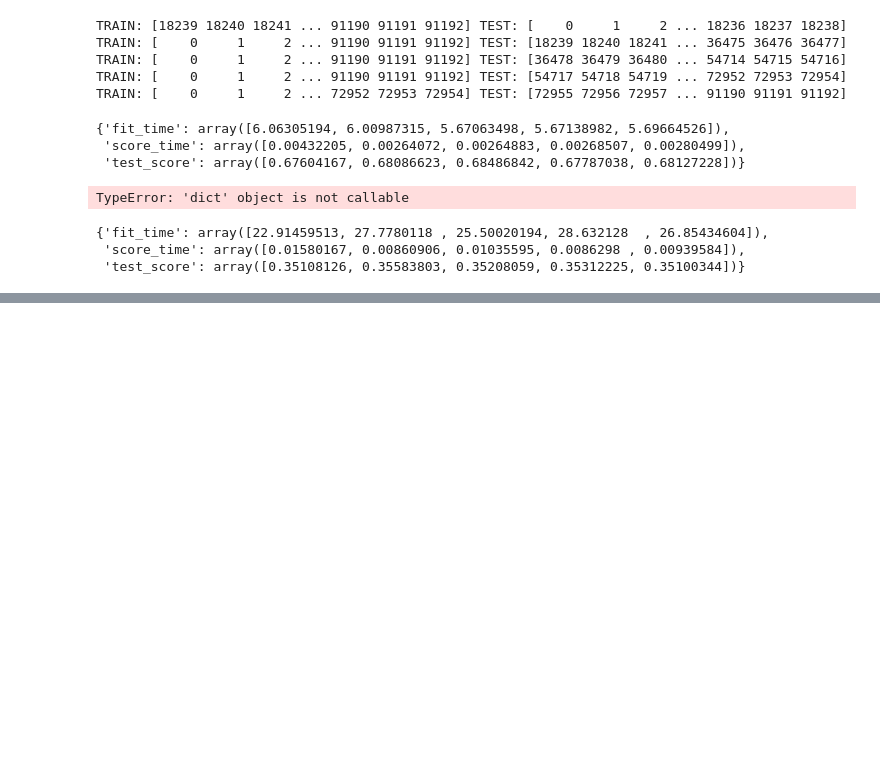
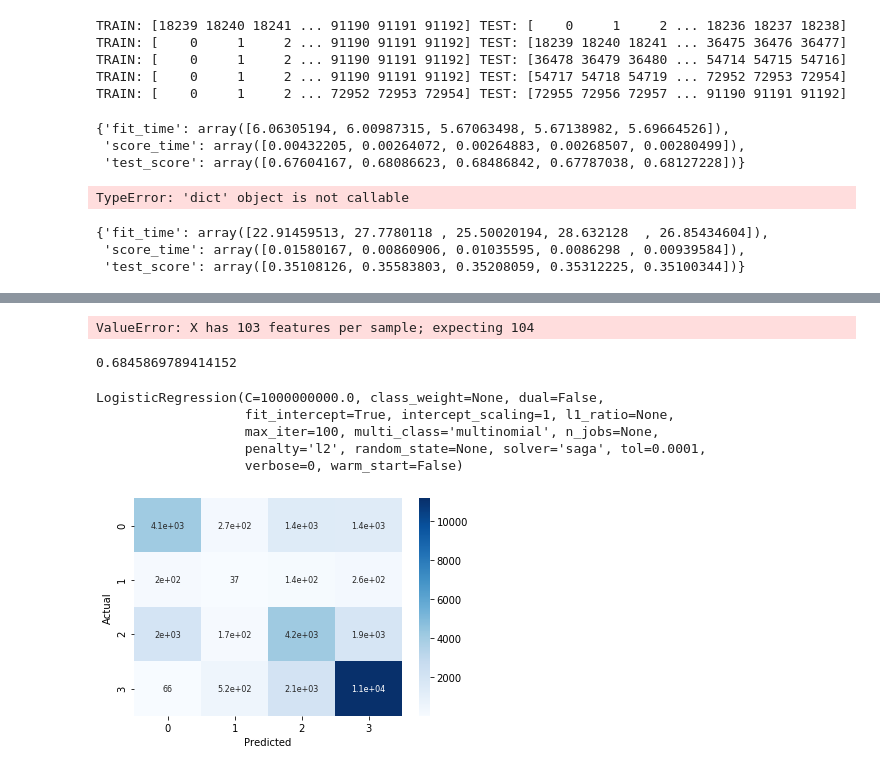
Before and after one commit to StevenDye/NC-Predicting-Political-Party-Changes, a Jupyter notebook: Master_Notebook_Irv.ipynb, the cells around one changed output, grey strips where cells are left out. Drawn from its saved outputs; the diff is of its cells as text; code cells hidden in the pictures; blank space fills up the shorter version.

Commit message:
r2 of 70, confusion matrix looks better

```diff
--- a/Master_Notebook_Irv.ipynb
+++ b/Master_Notebook_Irv.ipynb
@@ -700,0 +767,12 @@ cv_results_SMOTE
+# %%
+X, y = df[['county_id', 'party_from']], df.party_to
+
+ncencoder = OneHotEncoder()
+nclabels = preprocessing.LabelEncoder()
+X = ncencoder.fit_transform(X)
+# y = ncencoder.fit_transform(y.values.reshape(-1,1))
+nclabels.fit(y)
+y = nclabels.transform(y)
+
+# print(X.shape,y.shape)
+y
@@ -700,0 +781,9 @@ cv_results_SMOTE
+# %%
+X_train, X_test, y_train, y_test = train_test_split(X, y, random_state=5627)
+
+# kf = KFold(n_splits=5, random_state=5627, shuffle=False)
+
+# for train_index, test_index in kf.split(X_train):
+#     print("TRAIN:", train_index, "TEST:", test_index)
+#     X_train_k1, X_train_k2 = X[train_index], X[test_index]
+#     y_train_k1, y_train_k2 = y[train_index], y[test_index]
@@ -700,0 +799,29 @@ cv_results_SMOTE
+# %%
+cm = metrics.confusion_matrix(y_test, clfnc.predict(X_test))
+plt.ylim(-10, 10)
+sns.heatmap(cm, cmap="Blues", annot=True,annot_kws={"size": 8})
+b, t = plt.ylim() # discover the values for bottom and top
+b += 0.5 # Add 0.5 to the bottom
+t -= 0.5 # Subtract 0.5 from the top
+plt.ylim(b, t) # update the ylim(bottom, top) values
+plt.ylabel("Actual")
+plt.xlabel("Predicted")
+plt.show() # ta-da!
+# %% [output]
+ValueError: X has 103 features per sample; expecting 104
+# %%
+clfnc.score(X_test, y_test)
+# %% [output]
+0.6845869789414152
+# %%
+smt = SMOTE()
+X_train, y_train = smt.fit_sample(X_train, y_train)
+# %%
+clfnc = LogisticRegression(C = 1e9, multi_class='multinomial', solver = 'saga')
+clfnc.fit(X_train, y_train)
+# %% [output]
+LogisticRegression(C=1000000000.0, class_weight=None, dual=False,
+                   fit_intercept=True, intercept_scaling=1, l1_ratio=None,
+                   max_iter=100, multi_class='multinomial', n_jobs=None,
+                   penalty='l2', random_state=None, solver='saga', tol=0.0001,
+                   verbose=0, warm_start=False)
@@ -700,0 +830,13 @@ cv_results_SMOTE
+# %%
+cm = metrics.confusion_matrix(y_test, clfnc.predict(X_test))
+plt.ylim(-10, 10)
+sns.heatmap(cm, cmap="Blues", annot=True,annot_kws={"size": 8})
+b, t = plt.ylim() # discover the values for bottom and top
+b += 0.5 # Add 0.5 to the bottom
+t -= 0.5 # Subtract 0.5 from the top
+plt.ylim(b, t) # update the ylim(bottom, top) values
+plt.ylabel("Actual")
+plt.xlabel("Predicted")
+plt.show() # ta-da!
+# %% [output]
+[figure, added]
```
Also changed, not shown: parts of 33 cells of this notebook.
